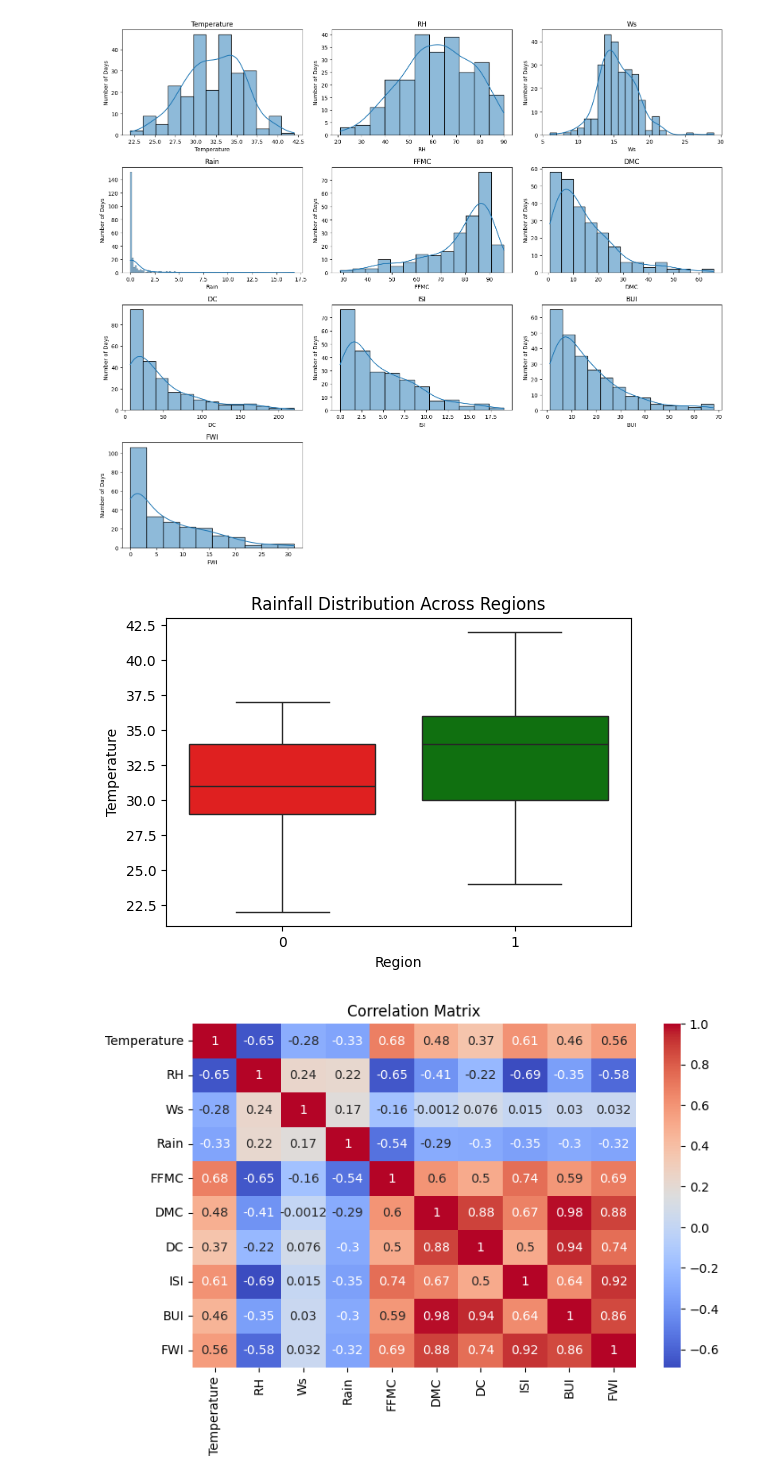
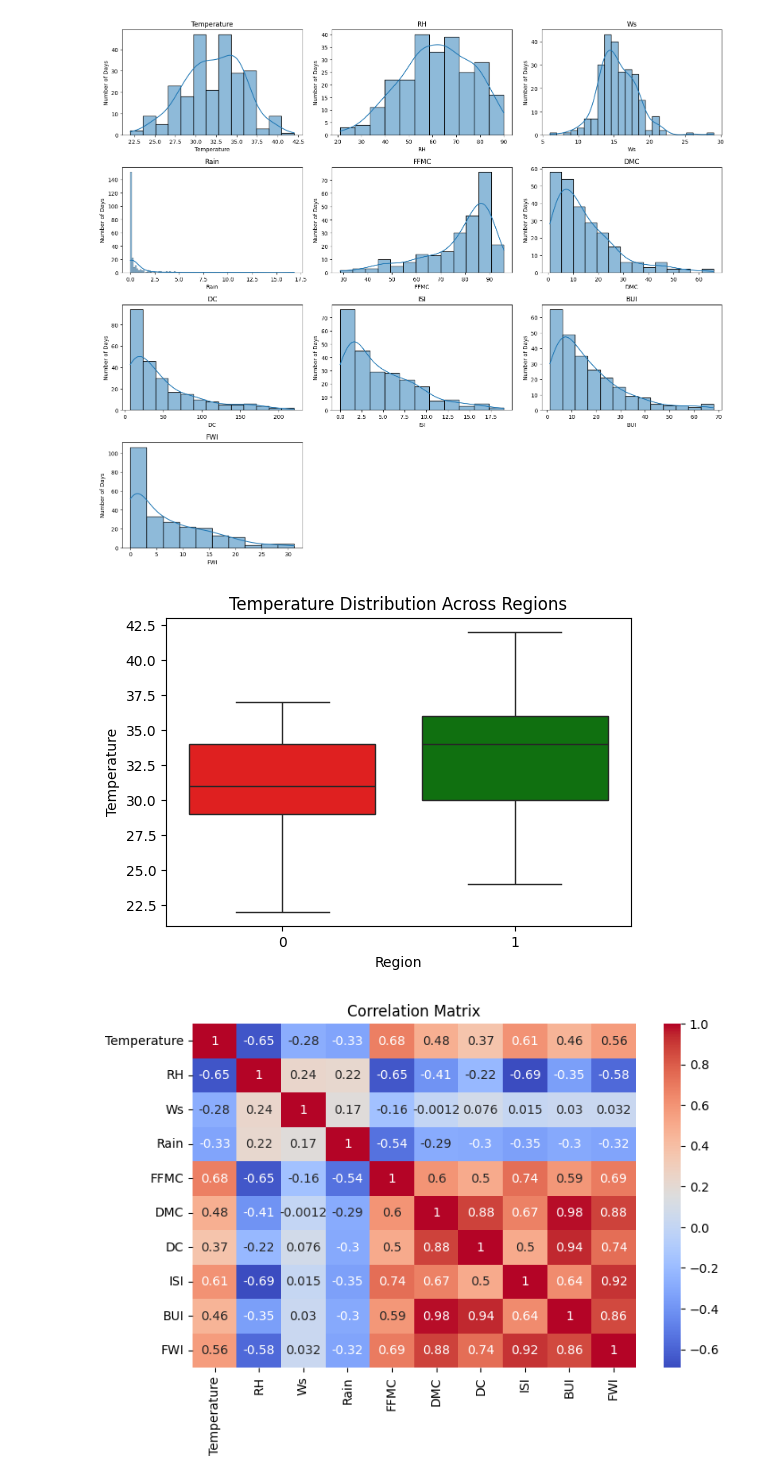
Before and after one commit to Aspire-Infolabs/FWI_Prediction_Batch8, a Jupyter notebook: FWI_Prediction_Pranjali.ipynb, the cells around one changed output. Drawn from its saved outputs; the diff is of its cells as text; code cells hidden in the pictures.

```diff
--- a/FWI_Prediction_Pranjali.ipynb
+++ b/FWI_Prediction_Pranjali.ipynb
@@ -185,14 +185,14 @@ plt.show()
 # %%
 #Boxplot
 plt.figure(figsize=(6,4))
 sns.boxplot(x="Region", y="Temperature", hue="Region", data=df, palette=["red", "green"])
-plt.title("Rainfall Distribution Across Regions")
+plt.title("Temperature Distribution Across Regions")
 plt.xlabel("Region")
 plt.ylabel("Temperature")
 plt.legend([],[], frameon=False)
 plt.show()
 # %% [output]
-[figure, old version]
+[figure, new version]
 # %%
 #Heatmap
 corr_matrix = df[['Temperature', 'RH', 'Ws', 'Rain', 'FFMC', 'DMC', 'DC', 'ISI', 'BUI', 'FWI']].corr()
```
Also changed, not shown: parts of 1 cell of this notebook.
